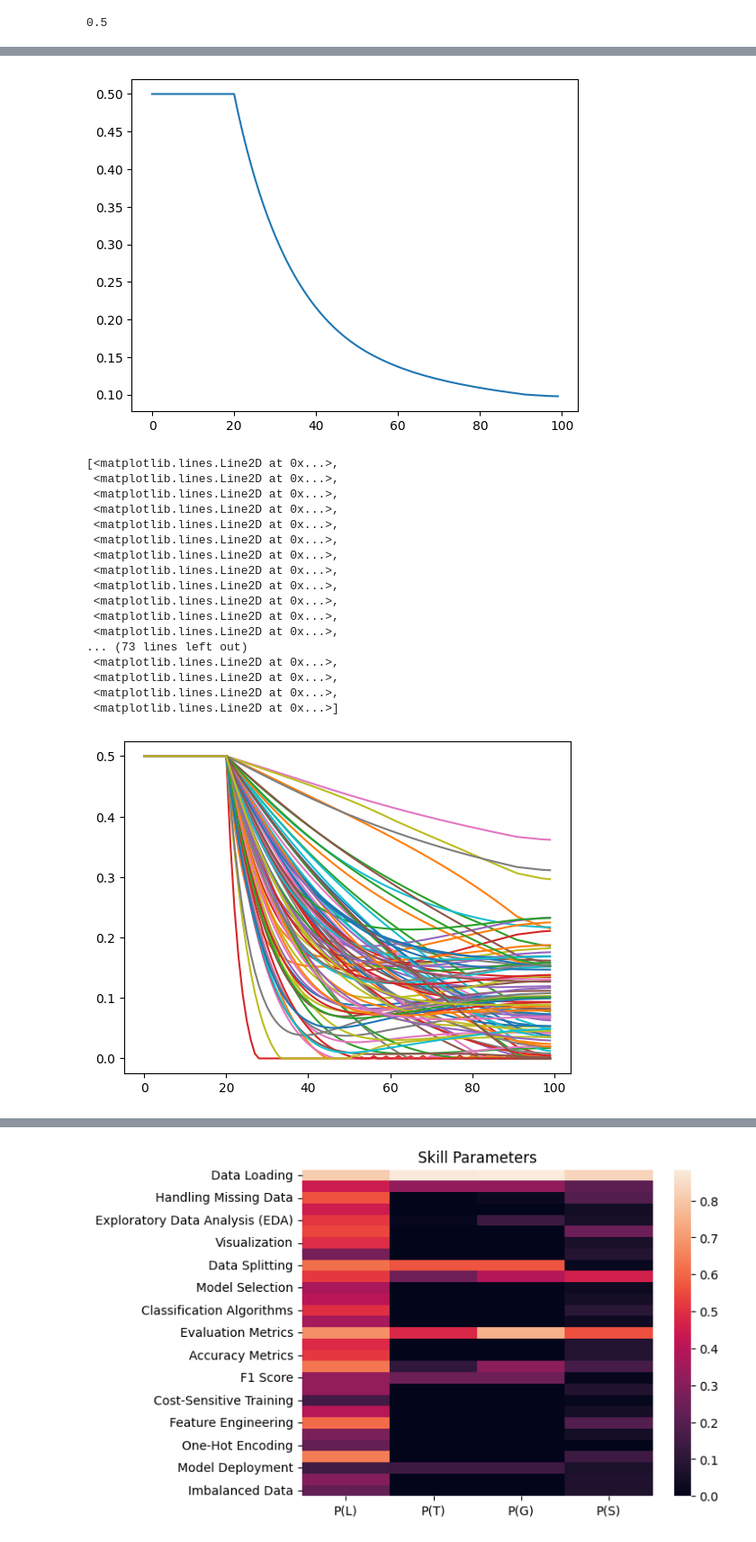
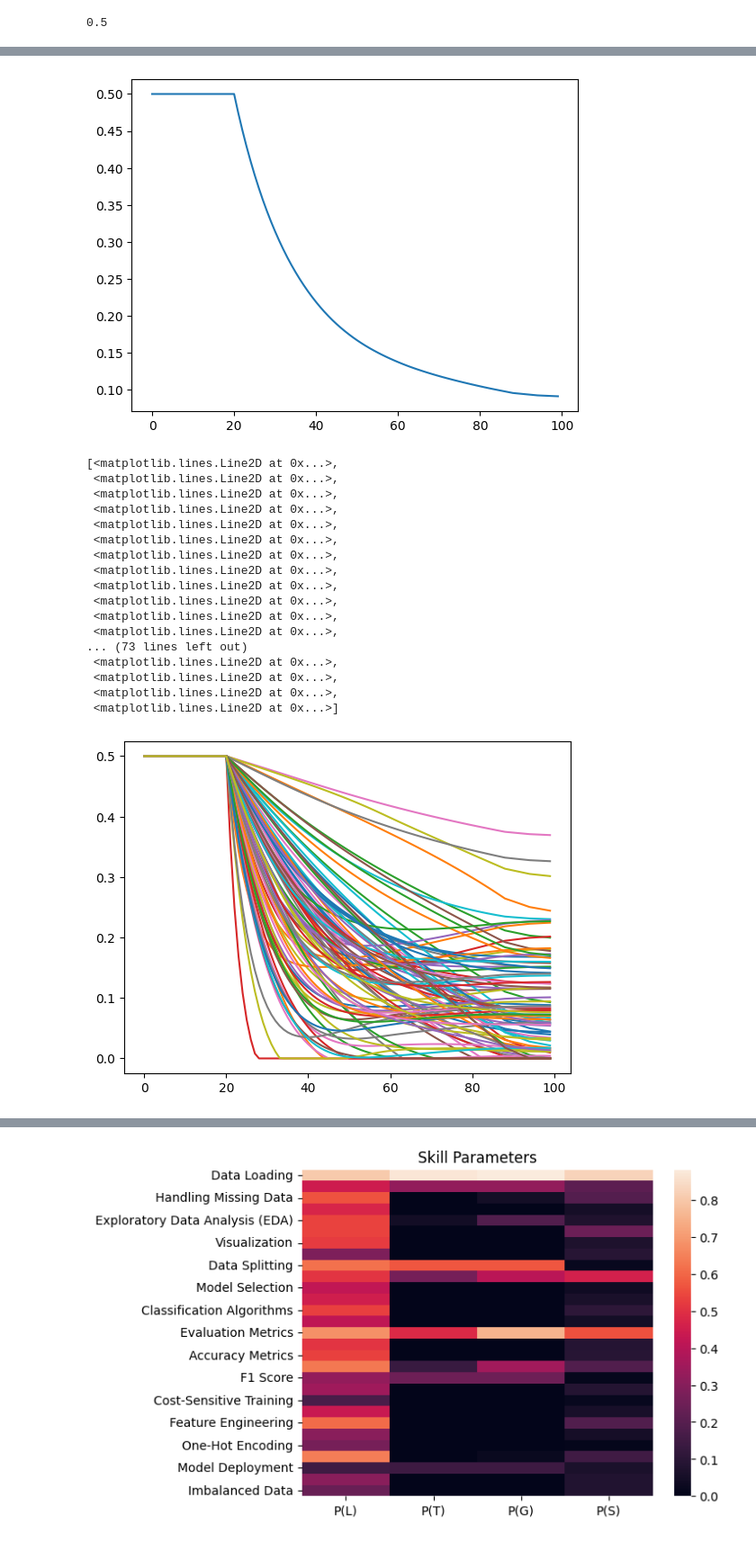
Before and after one commit to pagand/AITutor_SeqModeling, a Jupyter notebook: KnowledgeTracking/BKT_MLE.ipynb, the cells around one changed output, grey strips where cells are left out. Shown at 90% size. Saved outputs shown, nothing was run; the diff lists cells and outputs as text; code cells hidden in the pictures.

```diff
--- a/KnowledgeTracking/BKT_MLE.ipynb
+++ b/KnowledgeTracking/BKT_MLE.ipynb
@@ -359,7 +359,7 @@ def run_em_with_sgd(interaction_log, skills, max_iter, learning_rate, reg_lambda
     return skill_params, user_params, log
 # %%
 # Run the EM Algorithm
-skill_params, user_params, log = run_em_with_sgd(df.iloc[:], skills, max_iter=100, learning_rate=5e-3, reg_lambda=0.1 )
+skill_params, user_params, log = run_em_with_sgd(df.iloc[:], skills, max_iter=100, learning_rate=5e-3, reg_lambda=0 )
 
 # plot average of weights for each epoch
 plt.plot(log["iteration"], log["weight_avg"])
@@ -395,4 +395,4 @@ Iteration 56, Log-likelihood: 47245.523104968575, Loss: 807.8172164027252
-[figure, old version]
+[figure, new version]
 # %%
 plt.plot(log["iteration"], log["weight"])
 # %% [output]
@@ -413,7 +413,7 @@ plt.plot(log["iteration"], log["weight"])
  <matplotlib.lines.Line2D at 0x...>,
  <matplotlib.lines.Line2D at 0x...>,
  <matplotlib.lines.Line2D at 0x...>]
-[figure, old version]
+[figure, new version]
 # %%
 # create heatmap for the first 3 users and compare with skill parameters
 for user_id in df["username"].unique()[:3]:
```
Also changed, not shown: parts of 9 cells of this notebook, 3 other files.
